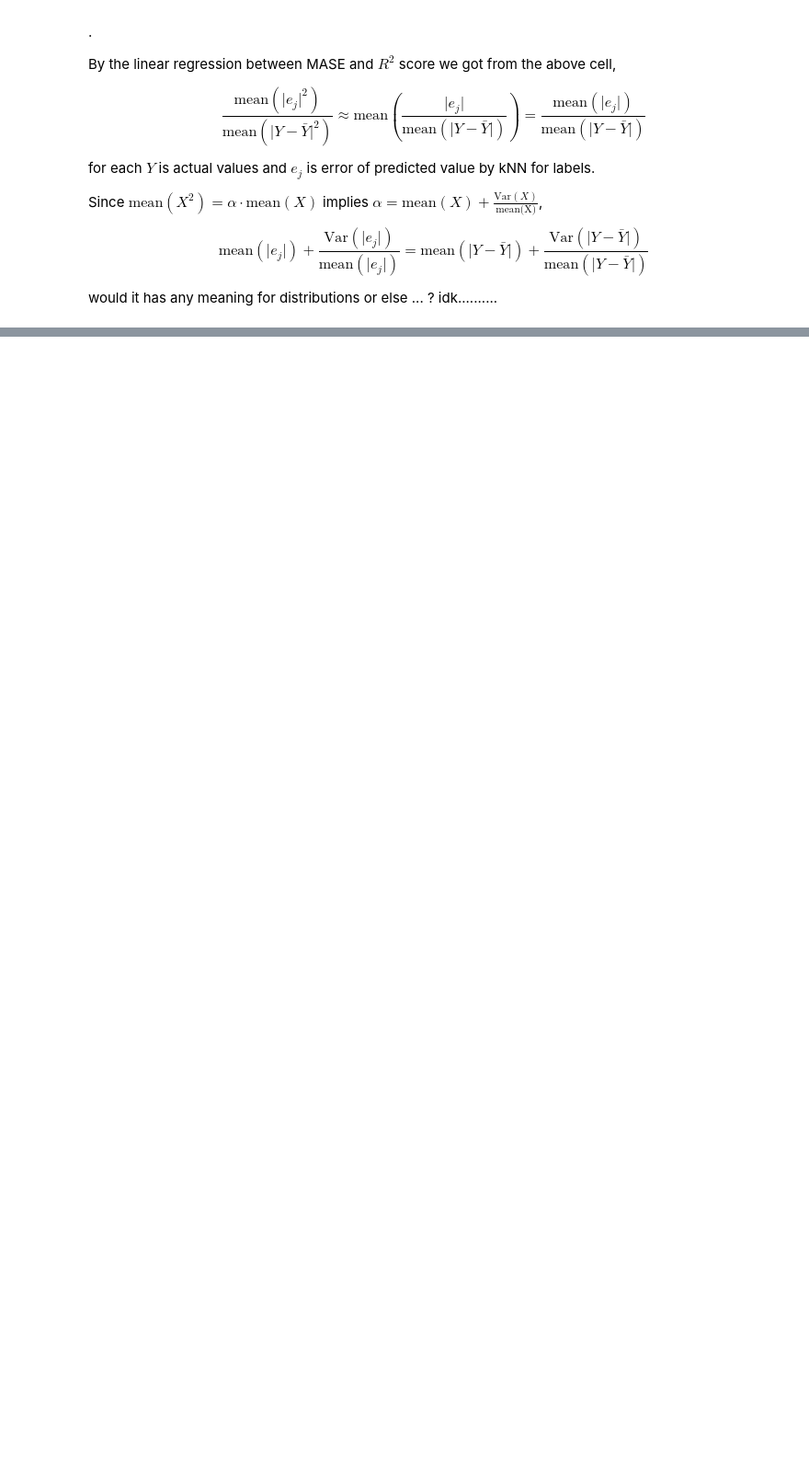
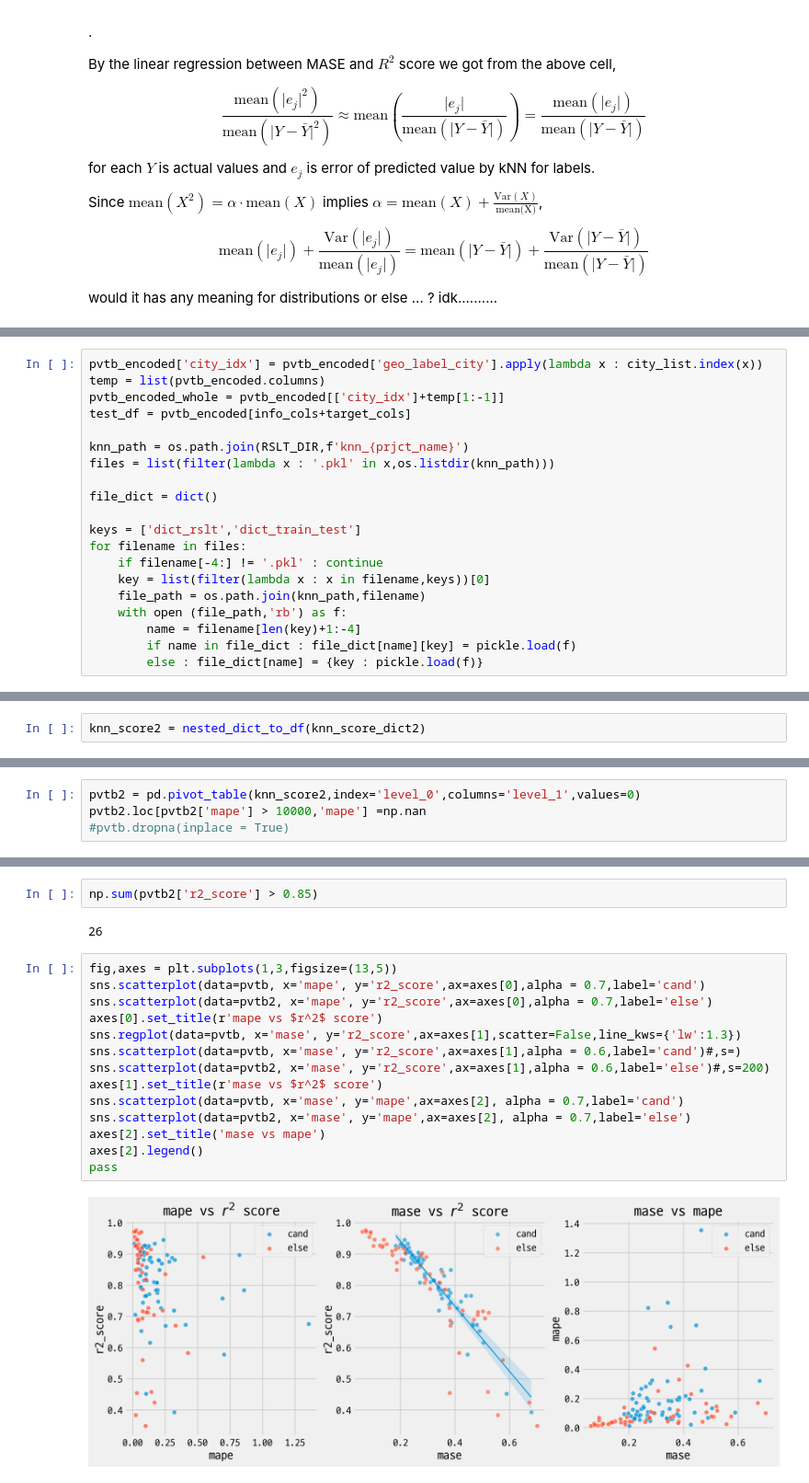
Before and after one commit to WASSUP-AIModel-3rd-Project1/Project-1, a Jupyter notebook: research/240625_compare_knn_results.ipynb, the cells around one changed output, grey strips where cells are left out. Shown: that part at 92% size. Drawn from its saved outputs; the diff is of its cells as text; blank space fills up the shorter version.

Commit message:
feat/ knn rslt compare

```diff
--- a/research/240625_compare_knn_results.ipynb
+++ b/research/240625_compare_knn_results.ipynb
@@ -532,0 +548,20 @@ would it has any meaning for distributions or else ... ? idk..........
+# %%
+pvtb_encoded['city_idx'] = pvtb_encoded['geo_label_city'].apply(lambda x : city_list.index(x))
+temp = list(pvtb_encoded.columns)
+pvtb_encoded_whole = pvtb_encoded[['city_idx']+temp[1:-1]]
+test_df = pvtb_encoded[info_cols+target_cols]
+
+knn_path = os.path.join(RSLT_DIR,f'knn_{prjct_name}')
+files = list(filter(lambda x : '.pkl' in x,os.listdir(knn_path)))
+
+file_dict = dict()
+
+keys = ['dict_rslt','dict_train_test']
+for filename in files:
+    if filename[-4:] != '.pkl' : continue
+    key = list(filter(lambda x : x in filename,keys))[0]
+    file_path = os.path.join(knn_path,filename)
+    with open (file_path,'rb') as f:
+        name = filename[len(key)+1:-4]
+        if name in file_dict : file_dict[name][key] = pickle.load(f)
+        else : file_dict[name] = {key : pickle.load(f)}
@@ -532,0 +606,2 @@ would it has any meaning for distributions or else ... ? idk..........
+# %%
+knn_score2 = nested_dict_to_df(knn_score_dict2)
@@ -532,0 +610,4 @@ would it has any meaning for distributions or else ... ? idk..........
+# %%
+pvtb2 = pd.pivot_table(knn_score2,index='level_0',columns='level_1',values=0)
+pvtb2.loc[pvtb2['mape'] > 10000,'mape'] =np.nan
+#pvtb.dropna(inplace = True)
@@ -532,0 +618,20 @@ would it has any meaning for distributions or else ... ? idk..........
+# %%
+np.sum(pvtb2['r2_score'] > 0.85)
+# %% [output]
+26
+# %%
+fig,axes = plt.subplots(1,3,figsize=(13,5))
+sns.scatterplot(data=pvtb, x='mape', y='r2_score',ax=axes[0],alpha = 0.7,label='cand')
+sns.scatterplot(data=pvtb2, x='mape', y='r2_score',ax=axes[0],alpha = 0.7,label='else')
+axes[0].set_title(r'mape vs $r^2$ score')
+sns.regplot(data=pvtb, x='mase', y='r2_score',ax=axes[1],scatter=False,line_kws={'lw':1.3})
+sns.scatterplot(data=pvtb, x='mase', y='r2_score',ax=axes[1],alpha = 0.6,label='cand')#,s=)
+sns.scatterplot(data=pvtb2, x='mase', y='r2_score',ax=axes[1],alpha = 0.6,label='else')#,s=200)
+axes[1].set_title(r'mase vs $r^2$ score')
+sns.scatterplot(data=pvtb, x='mase', y='mape',ax=axes[2], alpha = 0.7,label='cand')
+sns.scatterplot(data=pvtb2, x='mase', y='mape',ax=axes[2], alpha = 0.7,label='else')
+axes[2].set_title('mase vs mape')
+axes[2].legend()
+pass
+# %% [output]
+[figure, added]
```
Also changed, not shown: parts of 15 cells of this notebook, 9 other files.
